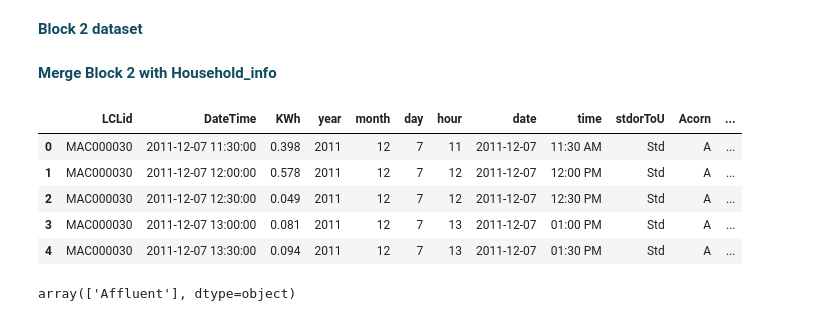
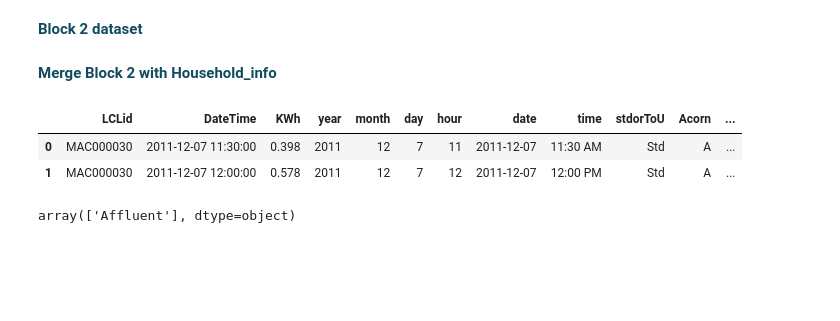
Before and after one commit to swarsabnis/Analysis_of_Smart_meter_London, a Jupyter notebook: Jupyter_notebook/Smart_meter_london_data_preparation.ipynb, the cells around one changed output. Drawn from its saved outputs; the diff is of its cells as text; code cells hidden in the pictures; blank space fills up the shorter version.

```diff
--- a/Jupyter_notebook/Smart_meter_london_data_preparation.ipynb
+++ b/Jupyter_notebook/Smart_meter_london_data_preparation.ipynb
@@ -138,22 +159,19 @@ block_2['date'] = block_2['DateTime'].dt.date
 # %%
 # Creating time column which has time in 12 hour with AM/PM format
-block_2['time'] = block_2.DateTime.dt.time.apply(lambda x: x.strftime(format))
+df_block_2['time'] = df_block_2['DateTime'].dt.time.apply(lambda x: x.strftime(format))
 # %% [markdown]
 <font color='#114B5F'><b>Merge Block 2 with Household_info </b> </font>
 # %%
-block_2_info = block_2.merge(household, on='LCLid', how='left')
+df_block_2_info = df_block_2.merge(df_household, on='LCLid', how='left')
 # %%
-block_2_info.drop(['file'], axis=1, inplace=True)
+df_block_2_info.drop(['file'], axis=1, inplace=True)
 # %%
 # Cleaning: Converting 'ACORN-*' to '*'
-block_2_info.Acorn = block_2_info.Acorn.str.replace('ACORN-', "")
+df_block_2_info['Acorn'] = df_block_2_info['Acorn'].str.replace('ACORN-', "")
-# %%
-block_2_info.head()
-# %% [output]
-|  | LCLid | DateTime | KWh | year | month | day | hour | date | time | stdorToU | Acorn | ... |
-| 0 | MAC000030 | 2011-12-07 11:30:00 | 0.398 | 2011 | 12 | 7 | 11 | 2011-12-07 | 11:30 AM | Std | A | ... |
-| 1 | MAC000030 | 2011-12-07 12:00:00 | 0.578 | 2011 | 12 | 7 | 12 | 2011-12-07 | 12:00 PM | Std | A | ... |
-| 2 | MAC000030 | 2011-12-07 12:30:00 | 0.049 | 2011 | 12 | 7 | 12 | 2011-12-07 | 12:30 PM | Std | A | ... |
-| 3 | MAC000030 | 2011-12-07 13:00:00 | 0.081 | 2011 | 12 | 7 | 13 | 2011-12-07 | 01:00 PM | Std | A | ... |
-| 4 | MAC000030 | 2011-12-07 13:30:00 | 0.094 | 2011 | 12 | 7 | 13 | 2011-12-07 | 01:30 PM | Std | A | ... |
+# %%
+df_block_2_info.head(2)
+# %% [output]
+|  | LCLid | DateTime | KWh | year | month | day | hour | date | time | stdorToU | Acorn | ... |
+| 0 | MAC000030 | 2011-12-07 11:30:00 | 0.398 | 2011 | 12 | 7 | 11 | 2011-12-07 | 11:30 AM | Std | A | ... |
+| 1 | MAC000030 | 2011-12-07 12:00:00 | 0.578 | 2011 | 12 | 7 | 12 | 2011-12-07 | 12:00 PM | Std | A | ... |
 # %%
```
Also changed, not shown: parts of 149 cells of this notebook.
